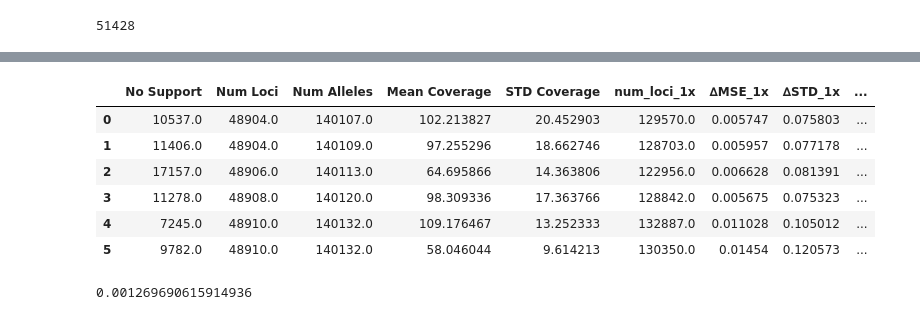
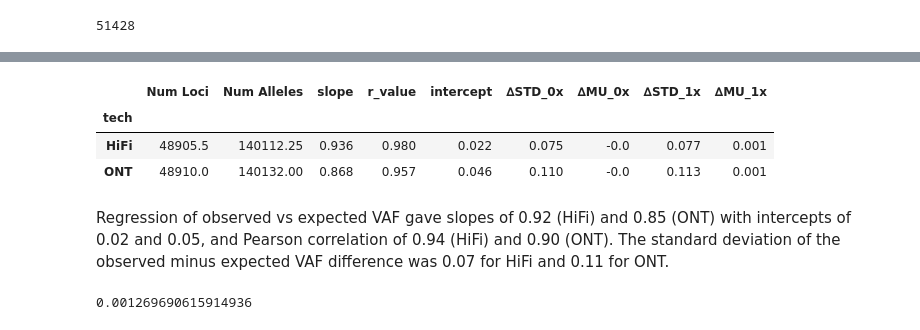
Before and after one commit to BCM-HGSC/SMaHT_MIMS, a Jupyter notebook: analysis/allele_delta/ObservedVAF.ipynb, the cells around one changed output, grey strips where cells are left out. Drawn from its saved outputs; the diff is of its cells as text; code cells hidden in the pictures.

```diff
--- a/analysis/allele_delta/ObservedVAF.ipynb
+++ b/analysis/allele_delta/ObservedVAF.ipynb
@@ -238,13 +282,13 @@ full_summary
-# %%
-full_summary
-# %% [output]
-|  | No Support | Num Loci | Num Alleles | Mean Coverage | STD Coverage | num_loci_1x | ∆MSE_1x | ∆STD_1x | ... |
-| 0 | 10537.0 | 48904.0 | 140107.0 | 102.213827 | 20.452903 | 129570.0 | 0.005747 | 0.075803 | ... |
-| 1 | 11406.0 | 48904.0 | 140109.0 | 97.255296 | 18.662746 | 128703.0 | 0.005957 | 0.077178 | ... |
-| 2 | 17157.0 | 48906.0 | 140113.0 | 64.695866 | 14.363806 | 122956.0 | 0.006628 | 0.081391 | ... |
-| 3 | 11278.0 | 48908.0 | 140120.0 | 98.309336 | 17.363766 | 128842.0 | 0.005675 | 0.075323 | ... |
-| 4 | 7245.0 | 48910.0 | 140132.0 | 109.176467 | 13.252333 | 132887.0 | 0.011028 | 0.105012 | ... |
-| 5 | 9782.0 | 48910.0 | 140132.0 | 58.046044 | 9.614213 | 130350.0 | 0.01454 | 0.120573 | ... |
+# %%
+full_summary = pd.concat(summary, axis=1).T
+full_summary.groupby(['tech'])[['Num Loci', 'Num Alleles', 'slope', 'r_value', 'intercept', '∆STD_0x', '∆MU_0x', '∆STD_1x', '∆MU_1x']].mean().astype(float).round(3)
+# %% [output]
+|  | Num Loci | Num Alleles | slope | r_value | intercept | ∆STD_0x | ∆MU_0x | ∆STD_1x | ∆MU_1x |
+| tech |  |  |  |  |  |  |  |  |  |
+| HiFi | 48905.5 | 140112.25 | 0.936 | 0.980 | 0.022 | 0.075 | -0.0 | 0.077 | 0.001 |
+| ONT | 48910.0 | 140132.00 | 0.868 | 0.957 | 0.046 | 0.110 | -0.0 | 0.113 | 0.001 |
+# %% [markdown]
+Regression of observed vs expected VAF gave slopes of 0.92 (HiFi) and 0.85 (ONT) with intercepts of 0.02 and 0.05, and Pearson correlation of 0.94 (HiFi) and 0.90 (ONT). The standard deviation of the observed minus expected VAF difference was 0.07 for HiFi and 0.11 for ONT.
 # %%
 #full_summary = pd.concat(summary, axis=1).T
 print(full_summary['∆MU_1x'].mean())
```
Also changed, not shown: parts of 3 cells of this notebook, 3 other files.
